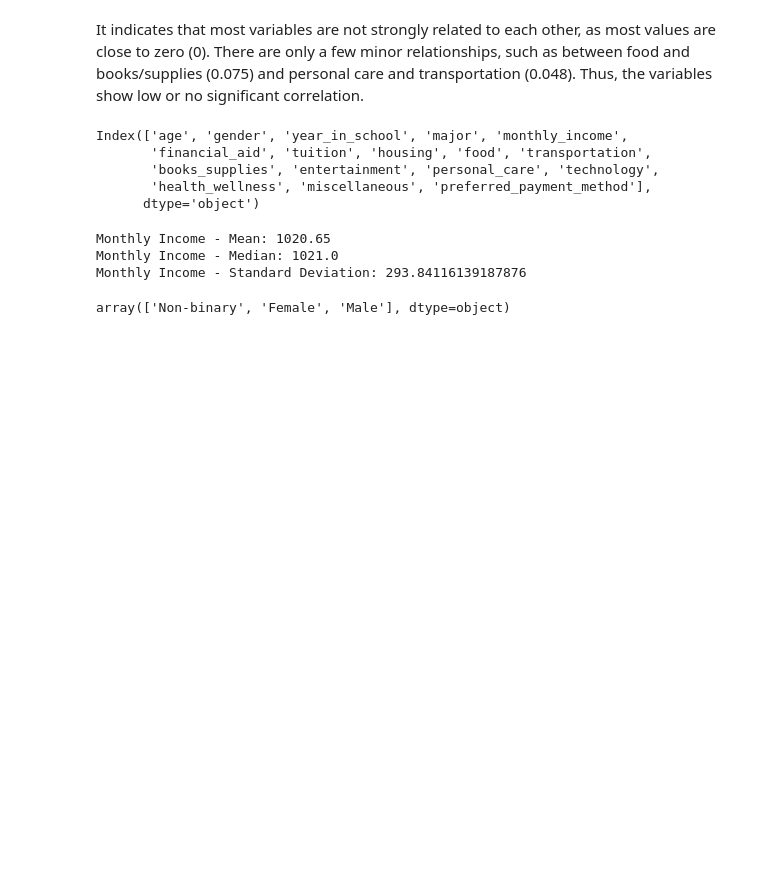
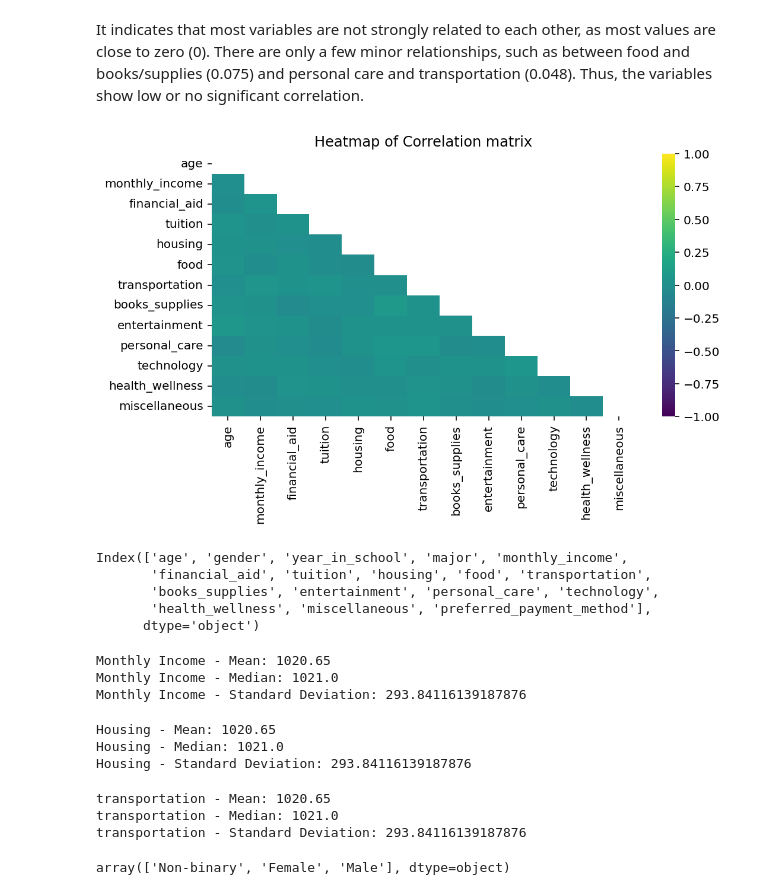
Before and after one commit to lata1207/Assignment, a Jupyter notebook: SnehlataK.ipynb, the cells around one changed output. Drawn from its saved outputs; the diff is of its cells as text; code cells hidden in the pictures; blank space fills up the shorter version.

```diff
--- a/SnehlataK.ipynb
+++ b/SnehlataK.ipynb
@@ -99,14 +126,36 @@ df.corr(numeric_only=True)
 | miscellaneous | 0.003904 | -0.023902 | -0.002977 | -0.014844 | 0.013337 | 0.005192 | 0.032136 | -0.001294 | ... |
 # %% [markdown]
  It indicates that most variables are not strongly related to each other, as most values are close to zero (0). There are only a few minor relationships, such as between food and books/supplies (0.075) and personal care and transportation (0.048). Thus, the variables show low or no significant correlation.
-# %%
-df.columns
-# %% [output]
-Index(['age', 'gender', 'year_in_school', 'major', 'monthly_income',
-       'financial_aid', 'tuition', 'housing', 'food', 'transportation',
-       'books_supplies', 'entertainment', 'personal_care', 'technology',
-       'health_wellness', 'miscellaneous', 'preferred_payment_method'],
-      dtype='object')
+# %%
+# calculating the correlation matrix
+corr=df.corr(numeric_only=True)
+
+def heatmap():
+    '''
+    Heat Map of Correlation Matrix
+    '''
+    # figure size and dpi
+    plt.figure(figsize=(8,4), dpi=144)
+    # creating mask
+    mask=np.triu(np.ones_like(corr))
+    # plotting the heatmap using seaborn
+    sns.heatmap(corr, cmap='viridis', mask=mask, vmin=-1 , vmax=1)
+    # title
+    plt.title('Heatmap of Correlation matrix')
+# %%
+# calling function
+heatmap()
+# %% [output]
+[figure, added]
+# %%
+# again printing the column names
+df.columns
+# %% [output]
+Index(['age', 'gender', 'year_in_school', 'major', 'monthly_income',
+       'financial_aid', 'tuition', 'housing', 'food', 'transportation',
+       'books_supplies', 'entertainment', 'personal_care', 'technology',
+       'health_wellness', 'miscellaneous', 'preferred_payment_method'],
+      dtype='object')
 # %%
 
 # To calculate the mean , median, and standard deviation for monthly income
@@ -122,4 +171,32 @@ print( "Monthly Income - Standard Deviation:",income_std_dev)
 Monthly Income - Mean: 1020.65
 Monthly Income - Median: 1021.0
 Monthly Income - Standard Deviation: 293.84116139187876
+# %%
+# To calculate the mean , median, and standard deviation for housing
+housing_mean=df['housing'].mean()
+housing_median=df['housing'].median()
+housing_std_dev=df['housing'].std()
+
+# print results for mean, median, and standard devision
+print( "Housing - Mean:", income_mean)
+print( "Housing - Median:",income_median)
+print( "Housing - Standard Deviation:",income_std_dev)
+# %% [output]
+Housing - Mean: 1020.65
+Housing - Median: 1021.0
+Housing - Standard Deviation: 293.84116139187876
+# %%
+# To calculate the mean , median, and standard deviation for housing
+transportaion_mean=df['transportation'].mean()
+transportation_median=df['transportation'].median()
+transportation_std_dev=df['transportation'].std()
+
+# print results for mean, median, and standard devision
+print( "transportation - Mean:", income_mean)
+print( "transportation - Median:",income_median)
+print( "transportation - Standard Deviation:",income_std_dev)
+# %% [output]
+transportation - Mean: 1020.65
+transportation - Median: 1021.0
+transportation - Standard Deviation: 293.84116139187876
 # %%
```
Also changed, not shown: parts of 31 cells of this notebook.
